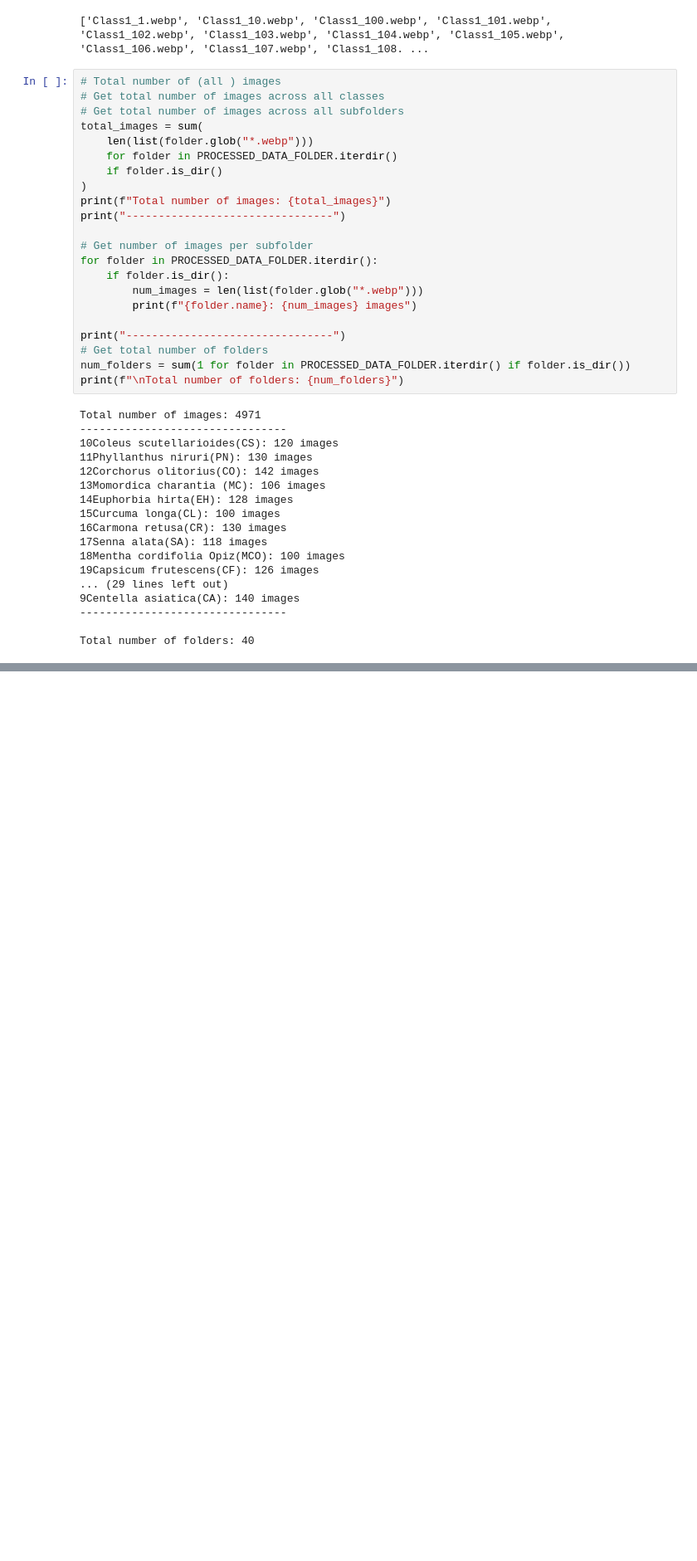
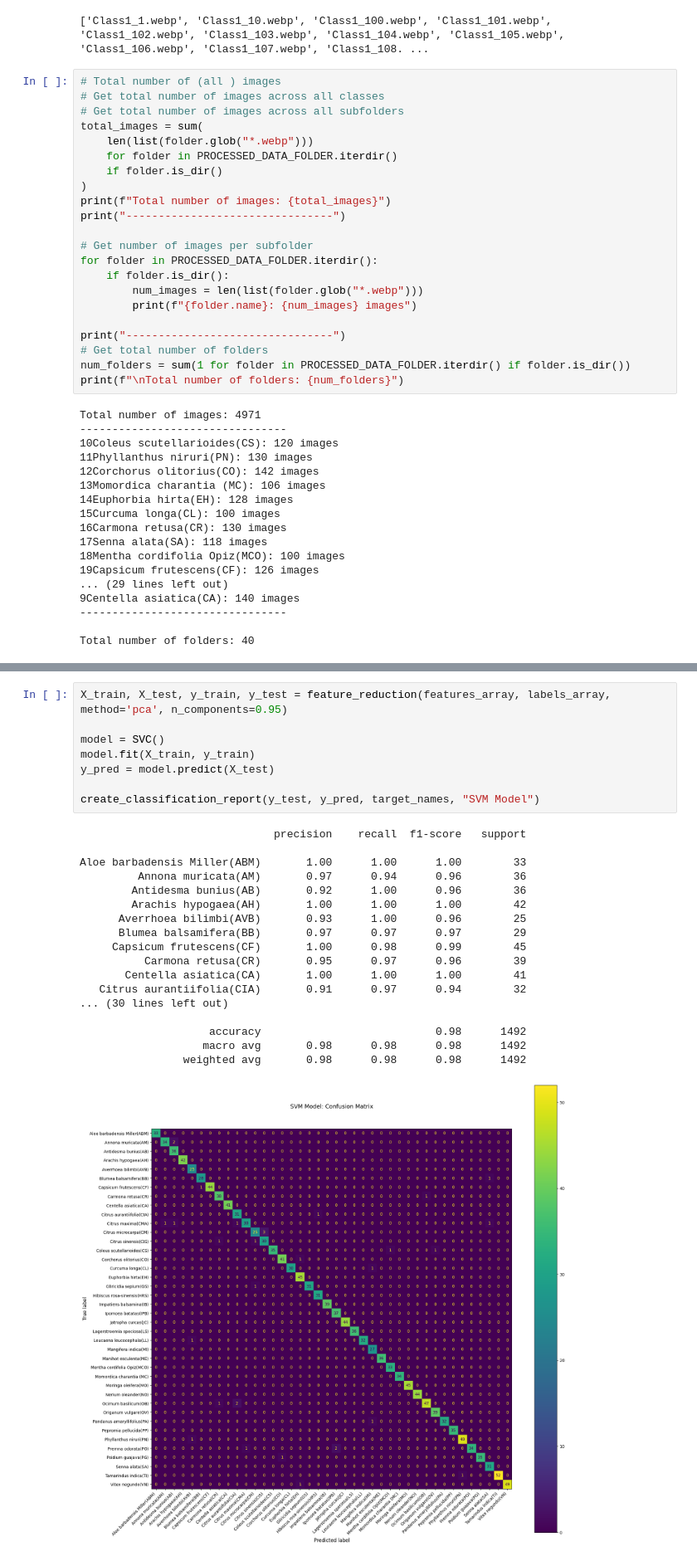
Before and after one commit to mkmksto/ai221_final_project, a Jupyter notebook: notebooks/cantor_test_1.ipynb, the cells around one changed output, grey strips where cells are left out. Shown at 83% size. Cells and saved outputs as stored; diff of their text form; blank space fills up the shorter version.

```diff
--- a/notebooks/cantor_test_1.ipynb
+++ b/notebooks/cantor_test_1.ipynb
@@ -220,0 +253,27 @@ np.str_('Coleus scutellarioides(CS)')
+# %%
+X_train, X_test, y_train, y_test = feature_reduction(features_array, labels_array, method='pca', n_components=0.95)
+
+model = SVC()
+model.fit(X_train, y_train)
+y_pred = model.predict(X_test)
+
+create_classification_report(y_test, y_pred, target_names, "SVM Model")
+# %% [output]
+                              precision    recall  f1-score   support
+
+Aloe barbadensis Miller(ABM)       1.00      1.00      1.00        33
+         Annona muricata(AM)       0.97      0.94      0.96        36
+        Antidesma bunius(AB)       0.92      1.00      0.96        36
+        Arachis hypogaea(AH)       1.00      1.00      1.00        42
+      Averrhoea bilimbi(AVB)       0.93      1.00      0.96        25
+      Blumea balsamifera(BB)       0.97      0.97      0.97        29
+     Capsicum frutescens(CF)       1.00      0.98      0.99        45
+          Carmona retusa(CR)       0.95      0.97      0.96        39
+       Centella asiatica(CA)       1.00      1.00      1.00        41
+   Citrus aurantiifolia(CIA)       0.91      0.97      0.94        32
+... (30 lines left out)
+
+                    accuracy                           0.98      1492
+                   macro avg       0.98      0.98      0.98      1492
+                weighted avg       0.98      0.98      0.98      1492
+[figure, added]
```
Also changed, not shown: parts of 17 cells of this notebook, 2 other files.
